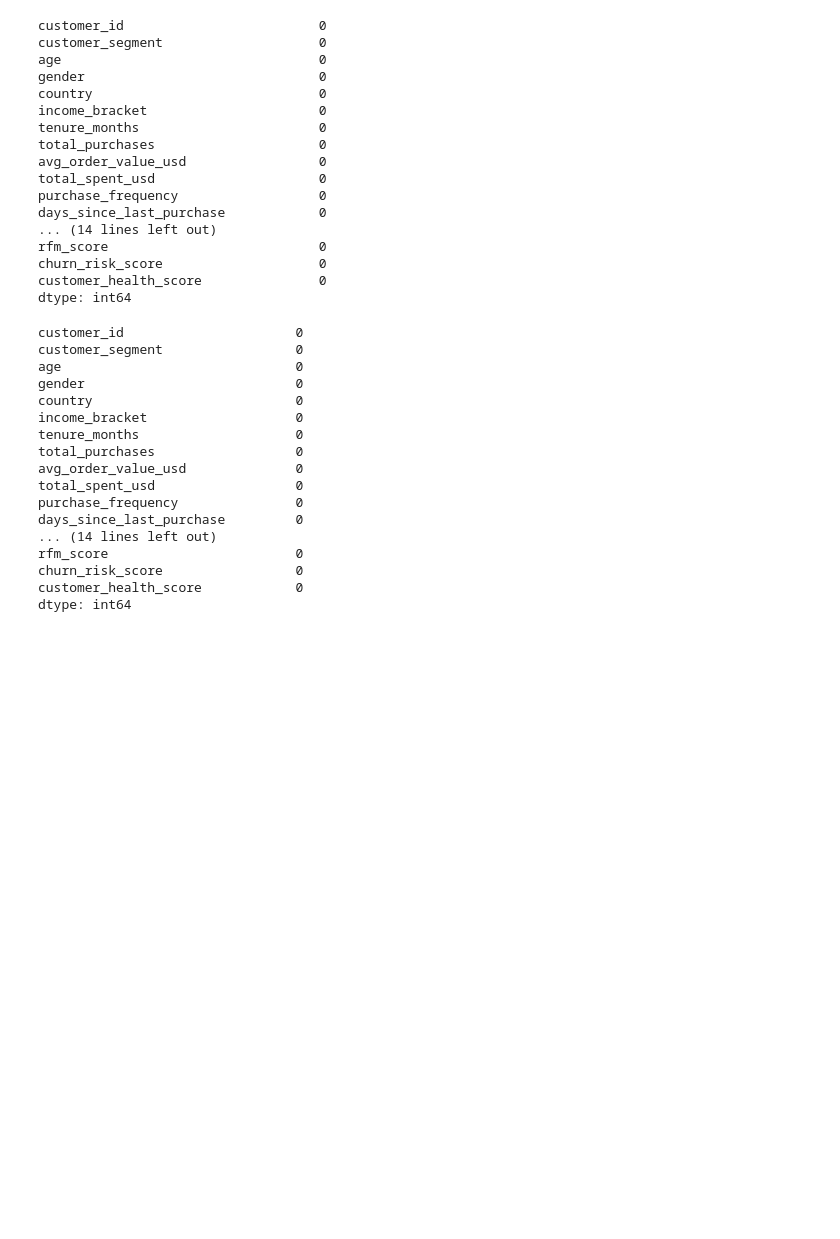
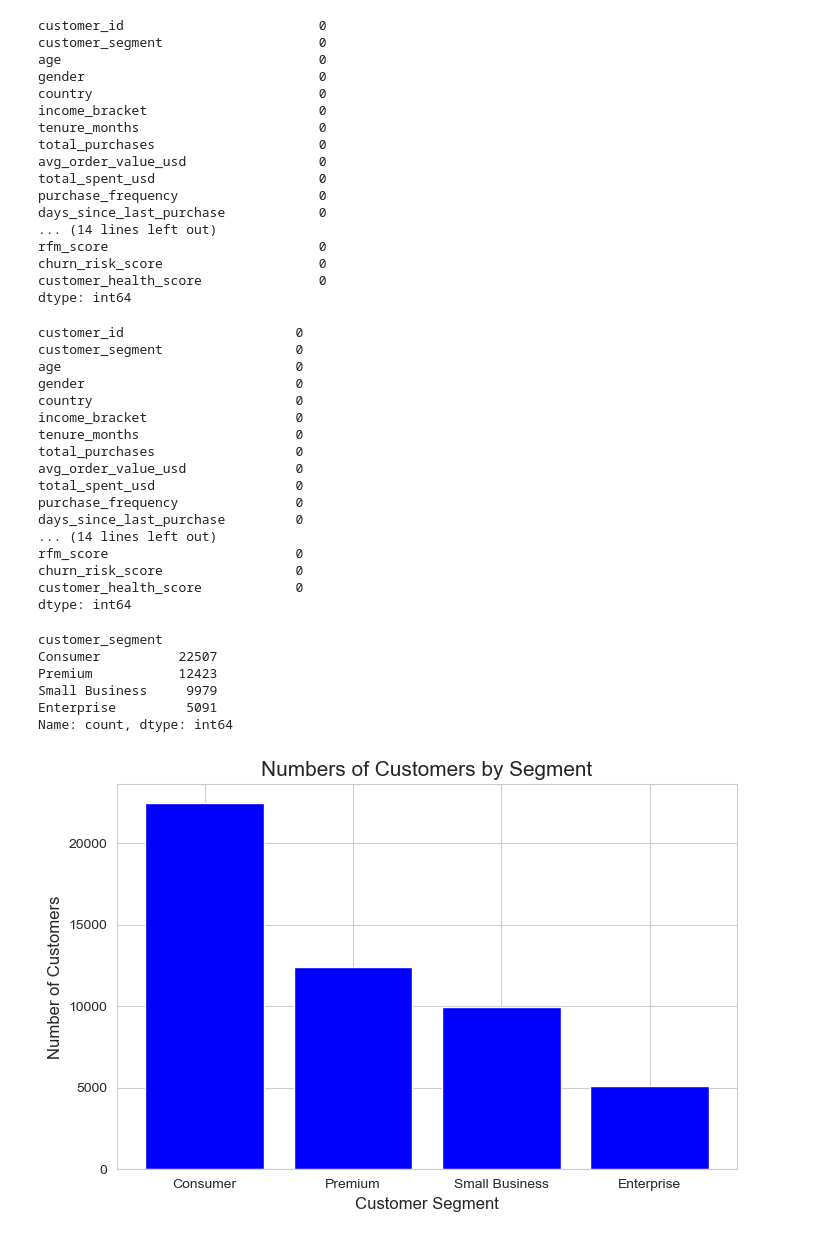
Before and after one commit to JuttuAbhiram/Data-Analytics-with-AI, a Jupyter notebook: e_commerce_customer_segment_analysis.ipynb, the cells around one changed output. Cells and saved outputs as stored; diff of their text form; code cells hidden in the pictures; blank space fills up the shorter version.

Commit message:
visualization 1: total customers by segment

```diff
--- a/e_commerce_customer_segment_analysis.ipynb
+++ b/e_commerce_customer_segment_analysis.ipynb
@@ -147,3 +147,22 @@ rfm_score                        0
 churn_risk_score                 0
 customer_health_score            0
 dtype: int64
+# %%
+segment_count=df2["customer_segment"].value_counts()
+print(segment_count)
+# %% [output]
+customer_segment
+Consumer          22507
+Premium           12423
+Small Business     9979
+Enterprise         5091
+Name: count, dtype: int64
+# %%
+plt.figure(figsize=(8,5))
+plt.bar(segment_count.index,segment_count.values,color="b")
+plt.title("Numbers of Customers by Segment",fontsize=15)
+plt.xlabel("Customer Segment",fontsize=12)
+plt.ylabel("Number of Customers",fontsize=12)
+plt.show()
+# %% [output]
+[figure, added]
```
